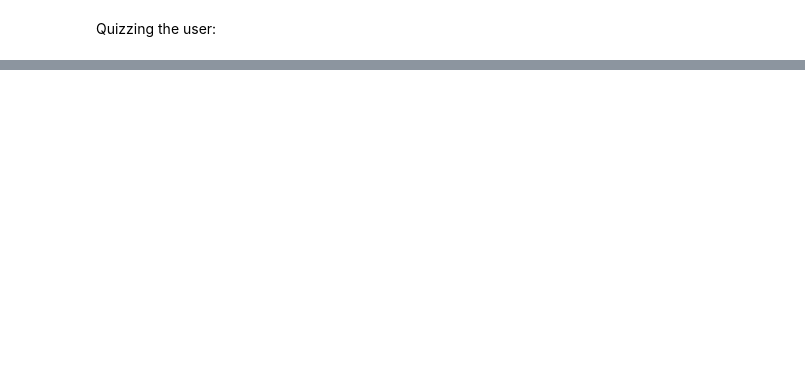
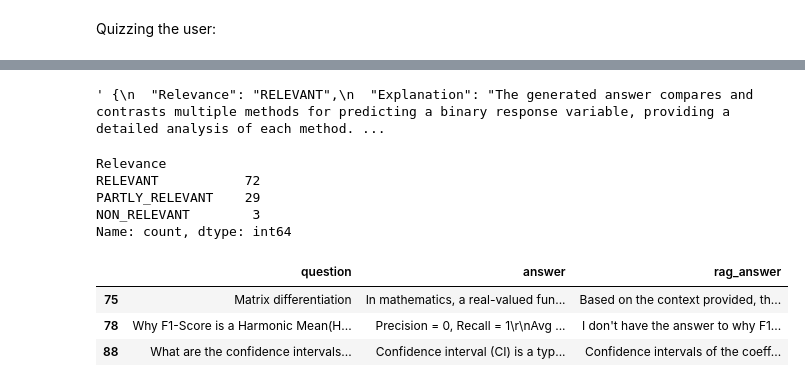
Before and after one commit to mary-el/rag-ds-interview, a Jupyter notebook: rag.ipynb, the cells around one changed output, grey strips where cells are left out. Cells and saved outputs as stored; diff of their text form; code cells hidden in the pictures; blank space fills up the shorter version.

```diff
--- a/rag.ipynb
+++ b/rag.ipynb
@@ -292,0 +352,6 @@ When working with normalized predictor variables, if a weight is higher for one
+# %%
+prompt = prompt_template.format(**record)
+# %%
+llm(prompt)
+# %% [output]
+' {\n  "Relevance": "RELEVANT",\n  "Explanation": "The generated answer compares and contrasts multiple methods for predicting a binary response variable, providing a detailed analysis of each method. ...
@@ -292,0 +360,27 @@ When working with normalized predictor variables, if a weight is higher for one
+# %%
+json_evaluations = []
+
+for i, record in enumerate(auto.tqdm(stats_sim)):
+    prompt = prompt_template.format(**record)
+    result = llm(prompt)
+    json_eval = json.loads(result)
+    json_evaluations.append(json_eval)
+# %%
+df_eval = pd.DataFrame(json_evaluations)
+# %%
+df_eval.Relevance.value_counts()
+# %% [output]
+Relevance
+RELEVANT           72
+PARTLY_RELEVANT    29
+NON_RELEVANT        3
+Name: count, dtype: int64
+# %%
+df_sim = pd.concat([df_sim, df_eval], axis=1)
+# %%
+df_sim[df_sim['Relevance'] == 'NON_RELEVANT'][['question', 'answer', 'rag_answer']]
+# %% [output]
+|  | question | answer | rag_answer |
+| 75 | Matrix differentiation | In mathematics, a real-valued fun... | Based on the context provided, th... |
+| 78 | Why F1-Score is a Harmonic Mean(H... | Precision = 0, Recall = 1\r\nAvg ... | I don't have the answer to why F1... |
+| 88 | What are the confidence intervals... | Confidence interval (CI) is a typ... | Confidence intervals of the coeff... |
```
Also changed, not shown: parts of 23 cells of this notebook, 8 other files.
